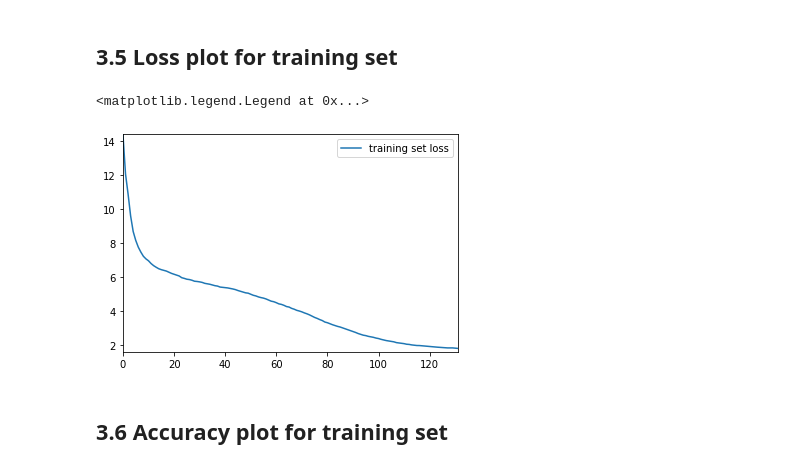
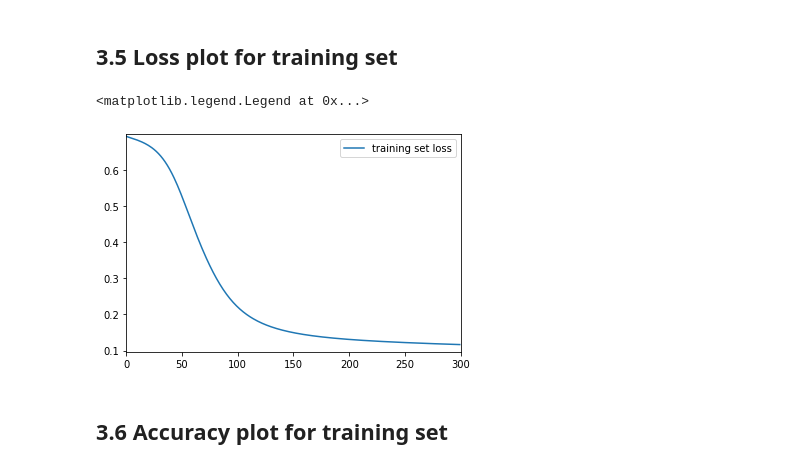
Before and after one commit to adamnpeace/comp90-cw1, a Jupyter notebook: q3/q3-ksenia.ipynb, the cells around one changed output. Saved outputs shown, nothing was run; the diff lists cells and outputs as text; code cells hidden in the pictures.

```diff
--- a/q3/q3-ksenia.ipynb
+++ b/q3/q3-ksenia.ipynb
@@ -122,21 +122,21 @@ def update_params(grads, params, lr, momentum, dW1, db1, dW2, db2, dW3, db3):
     dW3 = momentum * dW3 + (1 - momentum) * grads["dW3"]
     db3 = momentum * db3 + (1 - momentum) * grads["db3"]
 
-    params["W1"] += (lr * dW1)
-    params["b1"] += lr * db1
-    params["W2"] += (lr * dW2)
-    params["b2"] += lr * db2
-    params["W3"] += (lr * dW3)
-    params["b3"] += lr * db3
+    params["W1"] -= (lr * dW1)
+    params["b1"] -= lr * db1
+    params["W2"] -= (lr * dW2)
+    params["b2"] -= lr * db2
+    params["W3"] -= (lr * dW3)
+    params["b3"] -= lr * db3
     return params
 # %%
 def update_grads(grads, ups, batch_size):
-    grads["dW3"] -= ups["dW3"] / batch_size
-    grads["db3"] -= ups["db3"] / batch_size
+    grads["dW3"] += ups["dW3"] / batch_size
+    grads["db3"] += ups["db3"] / batch_size
 
-    grads["dW2"] -= ups["dW2"] / batch_size
-    grads["db2"] -= ups["db3"] / batch_size
+    grads["dW2"] += ups["dW2"] / batch_size
+    grads["db2"] += ups["db3"] / batch_size
 
-    grads["dW1"] -= ups["dW1"] / batch_size
-    grads["db1"] -= ups["db1"] / batch_size
+    grads["dW1"] += ups["dW1"] / batch_size
+    grads["db1"] += ups["db1"] / batch_size
     return grads
@@ -148,7 +157,7 @@ def mlp(xs, ys, learning_rate, momentum, devxs, devys):
     h2 = 20
     out_size = 1
 
-    #     stores training set loss for part 3.5
+#         stores training set loss for part 3.5
     loss_training = []
 
     #     stores training set accuracy for part 3.6
@@ -173,7 +182,7 @@ def mlp(xs, ys, learning_rate, momentum, devxs, devys):
     epoch = 0
     row_epoch = 0
 
-    while True:
+    while epoch < 300:
         # shuffle training set
         permutation = np.random.permutation(xs.shape[0])
         trainxs_shuffled = xs[permutation]
@@ -216,10 +225,9 @@ def mlp(xs, ys, learning_rate, momentum, devxs, devys):
         accuracy_validation.append(accuracy_valid)
 
         loss_valid = validation_loss_c(devxs, devys, params)
-        print('validation loss', loss_valid)
-        print('want', log_loss(devys, [predict_raw(x, params) for x in devxs]))
-        print('training loss', loss_t)
-        print('training accuracy', accuracy_t)
+        print('validation loss', loss_valid, 'validation accuracy', accuracy_valid)
+        print('want loss', log_loss(devys, [predict_raw(x, params) for x in devxs]))
+        print('training loss', loss_t, 'training accuracy', accuracy_t)
         if np.abs(loss_valid - loss_old) == 0:
             row_epoch += 1
             if row_epoch == 5:
@@ -287,5 +304,5 @@ Convergence is defined as no improvement in validation loss over 3 consecutive p
 # define hyperparameters
 
 # full-batch gradient descent, so not using batch_size as a parameter
-learning_rate = 0.1
+learning_rate = 0.4
 momentum = 0
@@ -338,10 +333,10 @@ KeyboardInterrupt:
 # %%
-plt.axis([0, epoch, min(loss_training) - 0.2, max(loss_training) + 0.005])
+plt.axis([0, epoch, min(loss_training) - 0.02, max(loss_training) + 0.005])
 plt.plot(loss_training, label='training set loss')
 plt.legend(loc='upper right')
 # %% [output]
 <matplotlib.legend.Legend at 0x...>
-[figure, old version]
+[figure, new version]
 # %% [markdown]
 ## 3.6 Accuracy plot for training set
 # %%
```
Also changed, not shown: parts of 11 cells of this notebook.
